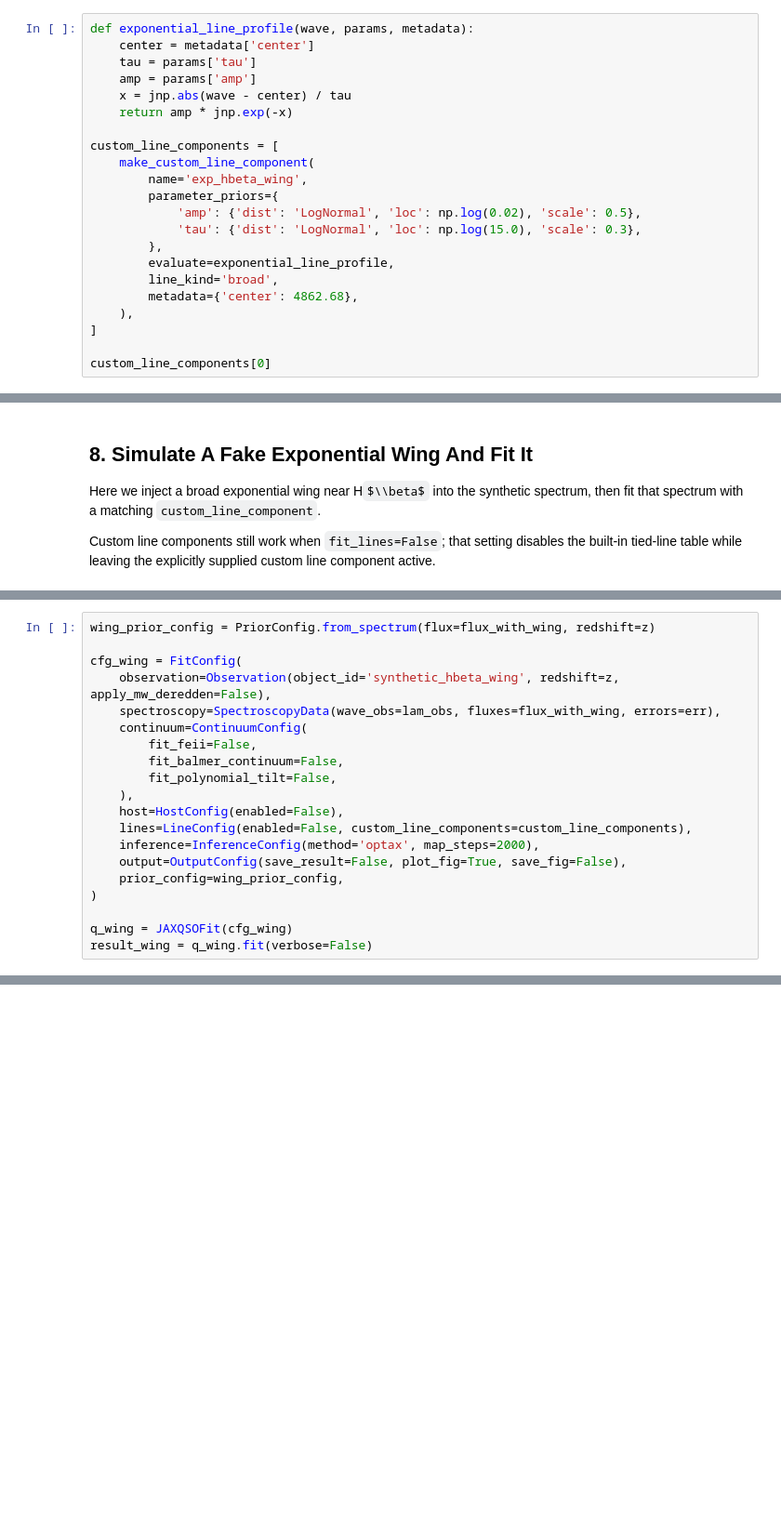
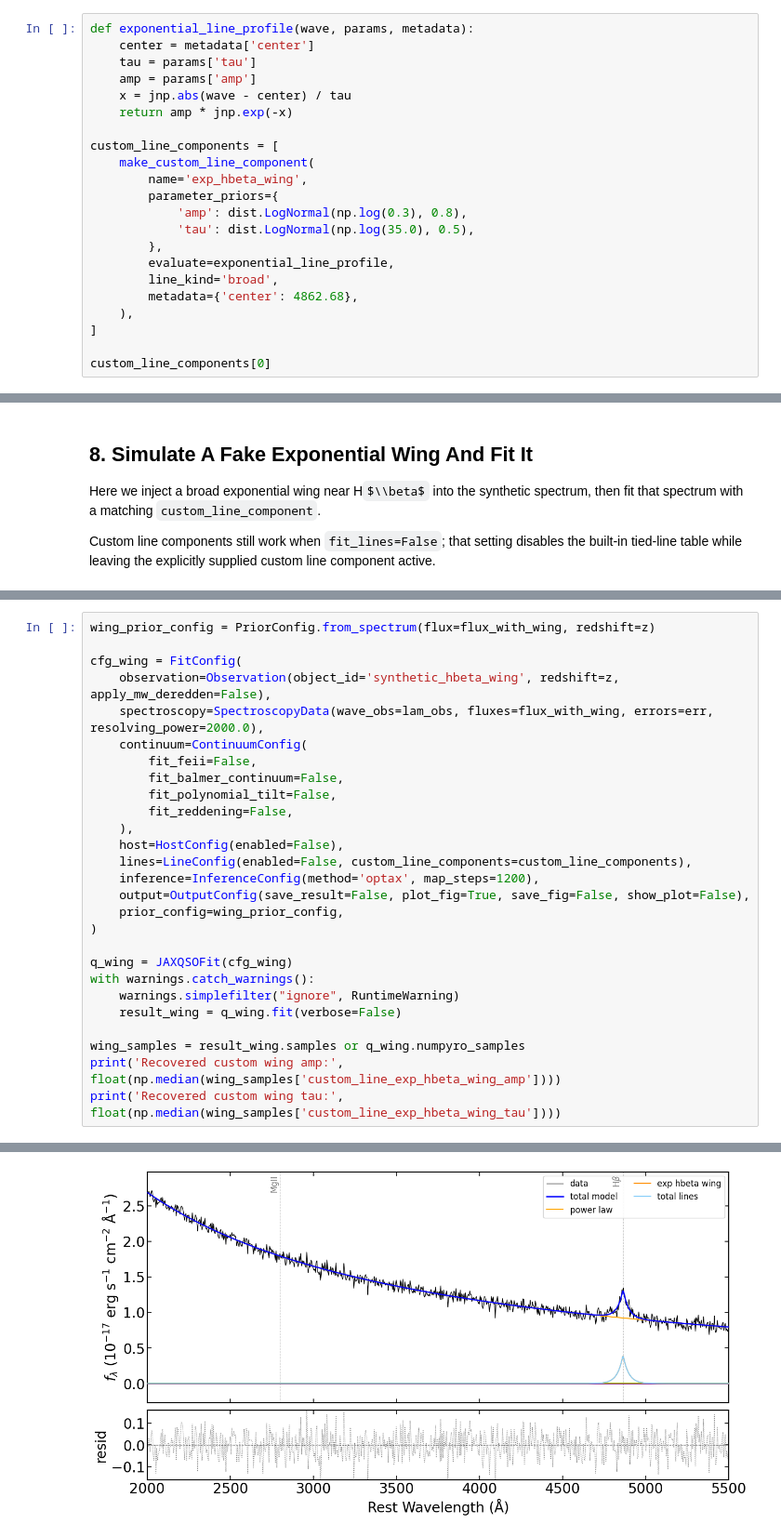
Before and after one commit to burke86/jaxqsofit, a Jupyter notebook: notebooks/06_custom_components_tutorial.ipynb, the cells around one changed output, grey strips where cells are left out. Shown at 93% size. Saved outputs shown, nothing was run; the diff lists cells and outputs as text; some formulas as TeX source; blank space fills up the shorter version.

```diff
--- a/notebooks/06_custom_components_tutorial.ipynb
+++ b/notebooks/06_custom_components_tutorial.ipynb
@@ -163,8 +209,8 @@ custom_line_components = [
     make_custom_line_component(
         name='exp_hbeta_wing',
         parameter_priors={
-            'amp': {'dist': 'LogNormal', 'loc': np.log(0.02), 'scale': 0.5},
-            'tau': {'dist': 'LogNormal', 'loc': np.log(15.0), 'scale': 0.3},
+            'amp': dist.LogNormal(np.log(0.3), 0.8),
+            'tau': dist.LogNormal(np.log(35.0), 0.5),
         },
         evaluate=exponential_line_profile,
         line_kind='broad',
@@ -205,18 +255,26 @@ wing_prior_config = PriorConfig.from_spectrum(flux=flux_with_wing, redshift=z)
 
 cfg_wing = FitConfig(
     observation=Observation(object_id='synthetic_hbeta_wing', redshift=z, apply_mw_deredden=False),
-    spectroscopy=SpectroscopyData(wave_obs=lam_obs, fluxes=flux_with_wing, errors=err),
+    spectroscopy=SpectroscopyData(wave_obs=lam_obs, fluxes=flux_with_wing, errors=err, resolving_power=2000.0),
     continuum=ContinuumConfig(
         fit_feii=False,
         fit_balmer_continuum=False,
         fit_polynomial_tilt=False,
+        fit_reddening=False,
     ),
     host=HostConfig(enabled=False),
     lines=LineConfig(enabled=False, custom_line_components=custom_line_components),
-    inference=InferenceConfig(method='optax', map_steps=2000),
-    output=OutputConfig(save_result=False, plot_fig=True, save_fig=False),
+    inference=InferenceConfig(method='optax', map_steps=1200),
+    output=OutputConfig(save_result=False, plot_fig=True, save_fig=False, show_plot=False),
     prior_config=wing_prior_config,
 )
 
 q_wing = JAXQSOFit(cfg_wing)
-result_wing = q_wing.fit(verbose=False)
+with warnings.catch_warnings():
+    warnings.simplefilter("ignore", RuntimeWarning)
+    result_wing = q_wing.fit(verbose=False)
+
+wing_samples = result_wing.samples or q_wing.numpyro_samples
+print('Recovered custom wing amp:', float(np.median(wing_samples['custom_line_exp_hbeta_wing_amp'])))
+print('Recovered custom wing tau:', float(np.median(wing_samples['custom_line_exp_hbeta_wing_tau'])))
+# %% [output]
@@ -222,0 +283 @@ result_wing = q_wing.fit(verbose=False)
+[figure, added]
```
Also changed, not shown: parts of 17 cells of this notebook, 6 other files.
